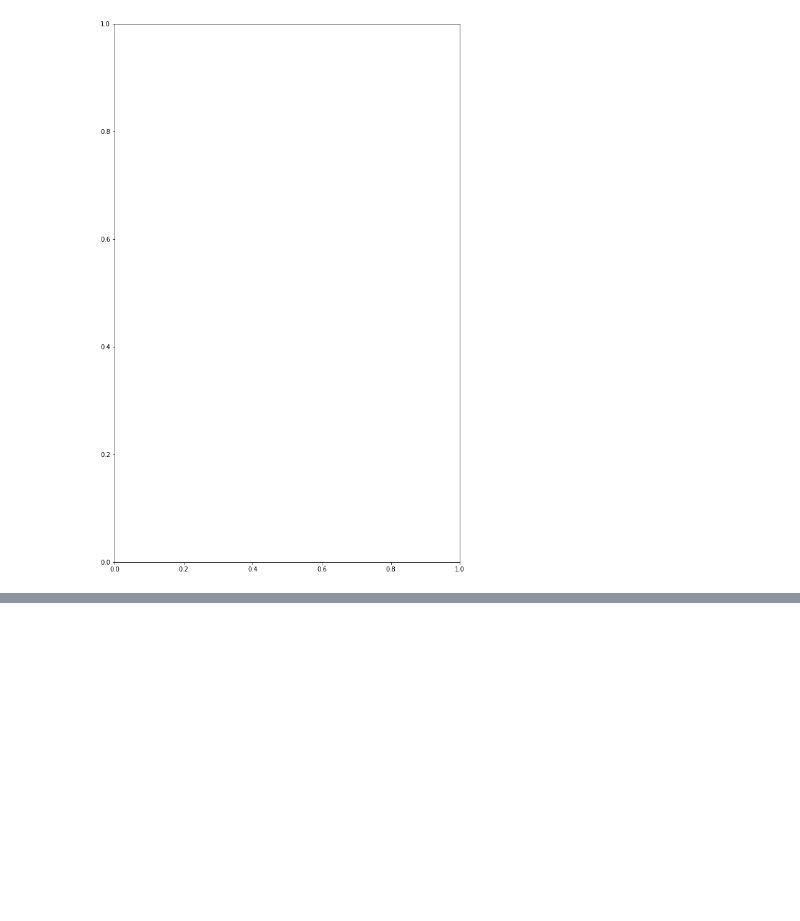
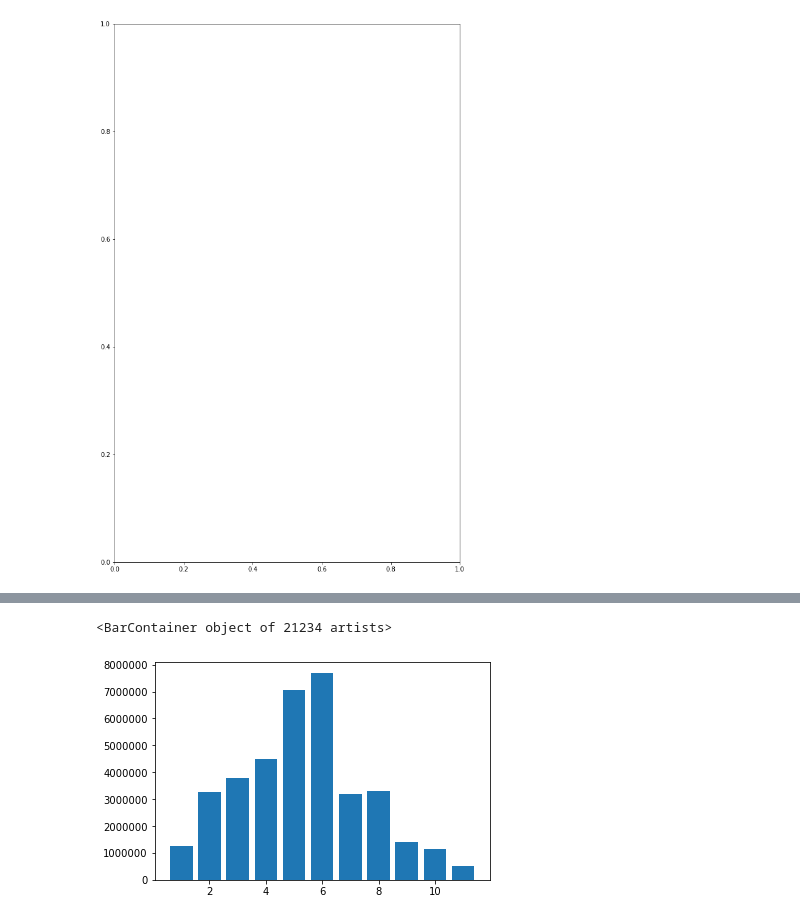
Before and after one commit to Maltanno/Phase2_Project, a Jupyter notebook: Data_Analysis.ipynb, the cells around one changed output, grey strips where cells are left out. Saved outputs shown, nothing was run; the diff lists cells and outputs as text; code cells hidden in the pictures; blank space fills up the shorter version.

```diff
--- a/Data_Analysis.ipynb
+++ b/Data_Analysis.ipynb
@@ -219,0 +317,5 @@ pd.plotting.scatter_matrix(data, figsize=(24,24));
+# %%
+plt.bar(data.bedrooms, data.price)
+# %% [output]
+<BarContainer object of 21234 artists>
+[figure, added]
```
Also changed, not shown: parts of 20 cells of this notebook.
